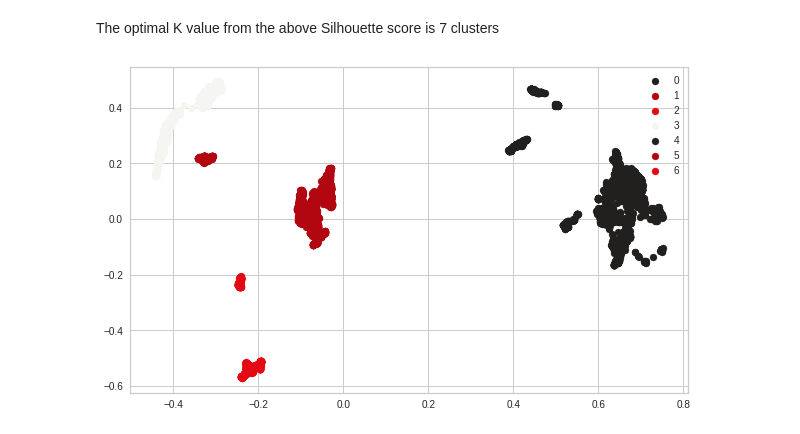
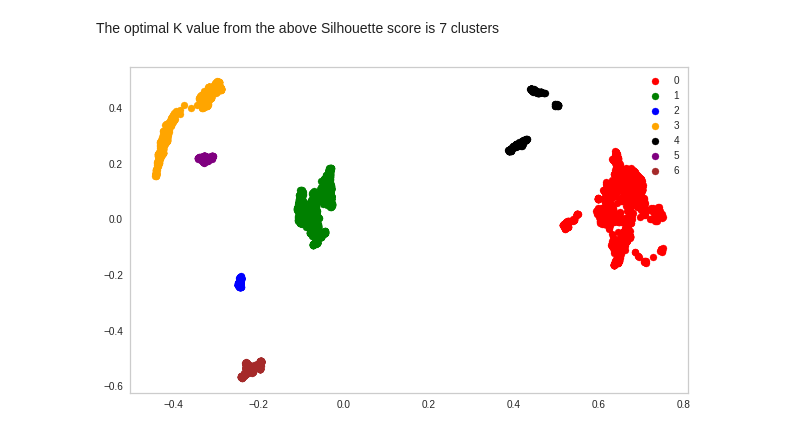
Before and after one commit to rubeshajith/NETFLIX-MOVIES-AND-TV-SHOWS-CLUSTERING, a Jupyter notebook: NETFLIX_MOVIES_AND_TV_SHOWS_CLUSTERING.ipynb, the cells around one changed output. Drawn from its saved outputs; the diff is of its cells as text; code cells hidden in the pictures.

```diff
--- a/NETFLIX_MOVIES_AND_TV_SHOWS_CLUSTERING.ipynb
+++ b/NETFLIX_MOVIES_AND_TV_SHOWS_CLUSTERING.ipynb
@@ -1823,19 +1843,19 @@ cluster_24_movie.append(cluster_24_tvshow)
 # %%
 # converting datatype
-df['director'] = df['director'].astype(str)
-df['cast'] = df['cast'].astype(str)
-df['country'] = df['country'].astype(str)
+df1['director'] = df1['director'].astype(str)
+df1['cast'] = df1['cast'].astype(str)
+df1['country'] = df1['country'].astype(str)
 # %%
 # copying dataframe
-df1 = df.copy()
+# df1 = df.copy()
 # %% [markdown]
 We'll just take main lead actors and main directors form cast and director columns, Also from country column lets just take main country if they have many country contributions. And then lets perform One Hot encoding
 # %%
 # taking only main leads from below columns except listed_in (picking all genres from listed_in)
-df1["director"] = df["director"].apply(lambda x : x.split(", ")[0])
-df1["cast"] = df["cast"].apply(lambda x : x.split(", ")[0])
-df1["country"] = df["country"].apply(lambda x : x.split(", ")[0])
-df1["listed_in"] = df["listed_in"].apply(lambda x : x.split(", "))
+df1["director"] = df1["director"].apply(lambda x : x.split(", ")[0])
+df1["cast"] = df1["cast"].apply(lambda x : x.split(", ")[0])
+df1["country"] = df1["country"].apply(lambda x : x.split(", ")[0])
+df1["listed_in"] = df1["listed_in"].apply(lambda x : x.split(", "))
 # %%
 # Using Multilabelbinarizer for "listed_in" column since it had many genres for single title
 mlb = MultiLabelBinarizer(sparse_output=True)
@@ -2005,23 +2024,28 @@ For n_clusters = 7, silhouette score is 0.8117616176605225
 ... (24 outputs left out)
 # %% [markdown]
 The optimal K value from the above Silhouette score is 7 clusters
+# %%
+# changing colors for vistualizing purpose
+netflix_color_code = ["red",'green','blue','orange','black','purple','brown','pink']
+netflix_palette = sns.set_palette(sns.color_palette(netflix_color_code))
 # %%
 # defining 7 clusters to kmeans and plotting them to visualize
 plt.figure(figsize=(10,6))
 
 kmeans= KMeans(n_clusters=7, init= 'k-means++', random_state=9)
 kmeans.fit(X)
 
 #predict the labels of clusters.
 label = kmeans.fit_predict(X)
 #Getting unique labels
 unique_labels = np.unique(label)
 
 #plotting the results:
 for i in unique_labels:
-    plt.scatter(X[label == i , 0] , X[label == i , 1] , label = i,cmap = 'inferno')
+    plt.scatter(X[label == i , 0] , X[label == i , 1] , label = i)
 plt.legend()
+plt.grid(False)
 plt.show()
 # %% [output]
-[figure, old version]
+[figure, new version]
 # %%
```
Also changed, not shown: parts of 25 cells of this notebook.
